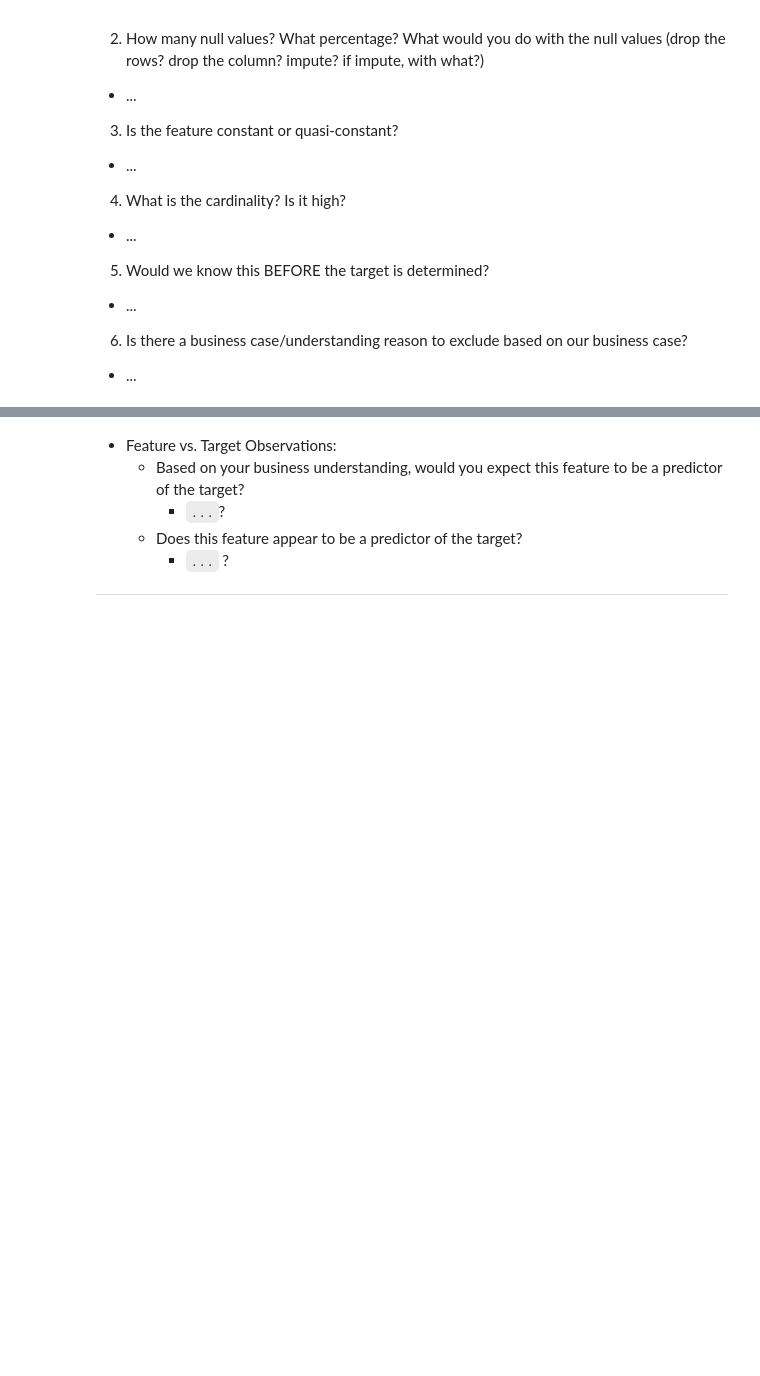
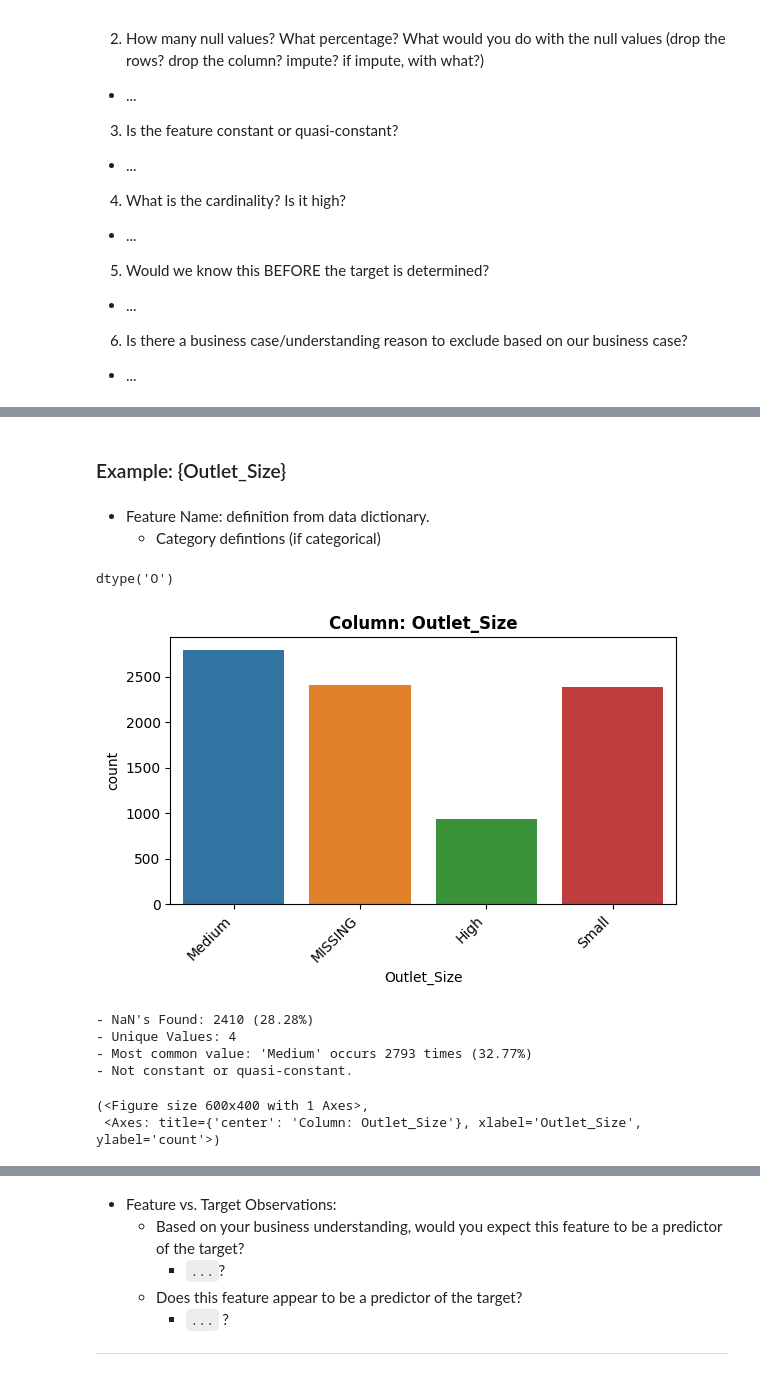
Before and after one commit to codemishka/Prediction-of-Product-Sales, a Jupyter notebook: STARTER_Feature_Inspection.ipynb, the cells around one changed output, grey strips where cells are left out. Cells and saved outputs as stored; diff of their text form; code cells hidden in the pictures; blank space fills up the shorter version.

```diff
--- a/STARTER_Feature_Inspection.ipynb
+++ b/STARTER_Feature_Inspection.ipynb
@@ -856,0 +870,22 @@ ___
+# %% [markdown]
+### Example: {Outlet_Size}
+# %% [markdown]
+- Feature Name: definition from data dictionary.
+  - Category defintions (if categorical)
+# %%
+# # Confirming the dtype to select correct EDA function
+feature = "Outlet_Size"
+df[feature].dtype
+# %% [output]
+dtype('O')
+# %%
+# run the appropriate explore function (based on feature's dtype)
+explore_categorical(df, feature)
+# %% [output]
+[figure, added]
+- NaN's Found: 2410 (28.28%)
+- Unique Values: 4
+- Most common value: 'Medium' occurs 2793 times (32.77%)
+- Not constant or quasi-constant.
+(<Figure size 600x400 with 1 Axes>,
+ <Axes: title={'center': 'Column: Outlet_Size'}, xlabel='Outlet_Size', ylabel='count'>)
```
Also changed, not shown: parts of 37 cells of this notebook.
